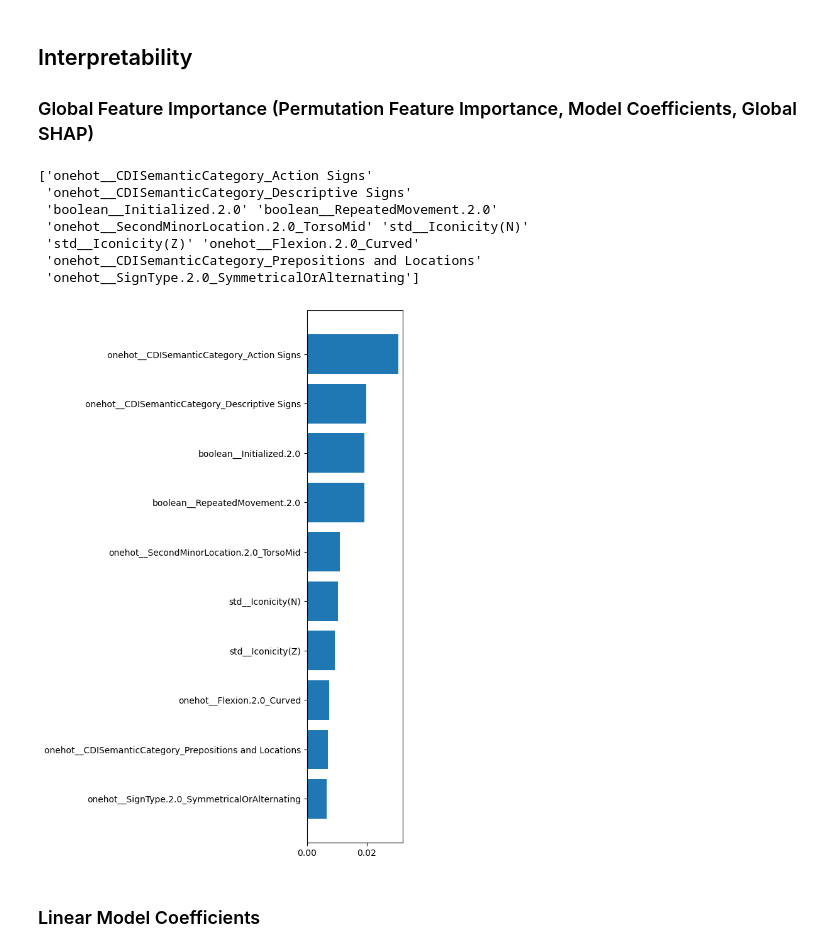
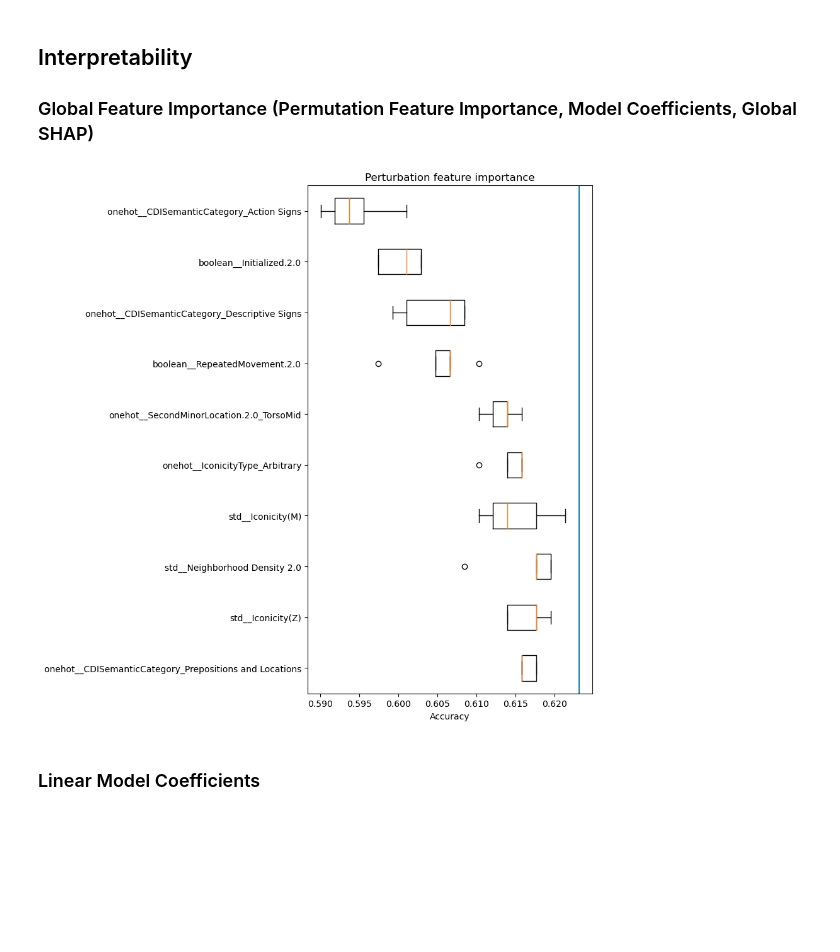
Before and after one commit to KevinCox9600/asl-lexical-class-prediction, a Jupyter notebook: src/lexical_class_predictor.ipynb, the cells around one changed output. Saved outputs shown, nothing was run; the diff lists cells and outputs as text; code cells hidden in the pictures; blank space fills up the shorter version.

```diff
--- a/src/lexical_class_predictor.ipynb
+++ b/src/lexical_class_predictor.ipynb
@@ -612,24 +578,23 @@ num_ftrs = 10
 # %%
 # permutation feature importance
 result = permutation_importance(model, xtep, y_test, scoring='accuracy')
 mean_pfi = result.importances_mean
+importances = result.importances
+# print(importances)
 top_ftr_indices = np.argsort(mean_pfi)[::-1]
 top_ftrs = features[top_ftr_indices][:num_ftrs]
-top_importances = mean_pfi[top_ftr_indices][:num_ftrs]
-print(top_ftrs)
-plt.figure(figsize=(6, 9))
-plt.barh(np.arange(num_ftrs), top_importances[::-1])
-plt.yticks(np.arange(num_ftrs), top_ftrs[::-1])
+top_importances = importances[top_ftr_indices][:num_ftrs]
+# print(top_ftrs)
+plt.figure(figsize=(9, 9))
+plt.title("Perturbation feature importance")
+plt.xlabel("Accuracy")
+# print(top_importances, top_ftrs)
+baseline = model.score(xtep, y_test)
+plt.boxplot((baseline - top_importances.T[:, ::-1]), labels=top_ftrs[::-1], vert=False)
+plt.axvline(baseline, label="Test score")
 plt.show()
 # %% [output]
-['onehot__CDISemanticCategory_Action Signs'
- 'onehot__CDISemanticCategory_Descriptive Signs'
- 'boolean__Initialized.2.0' 'boolean__RepeatedMovement.2.0'
- 'onehot__SecondMinorLocation.2.0_TorsoMid' 'std__Iconicity(N)'
- 'std__Iconicity(Z)' 'onehot__Flexion.2.0_Curved'
- 'onehot__CDISemanticCategory_Prepositions and Locations'
- 'onehot__SignType.2.0_SymmetricalOrAlternating']
-[figure, old version]
+[figure, new version]
 # %% [markdown]
 ### Linear Model Coefficients
 # %%
```
Also changed, not shown: parts of 13 cells of this notebook, 7 other files.
